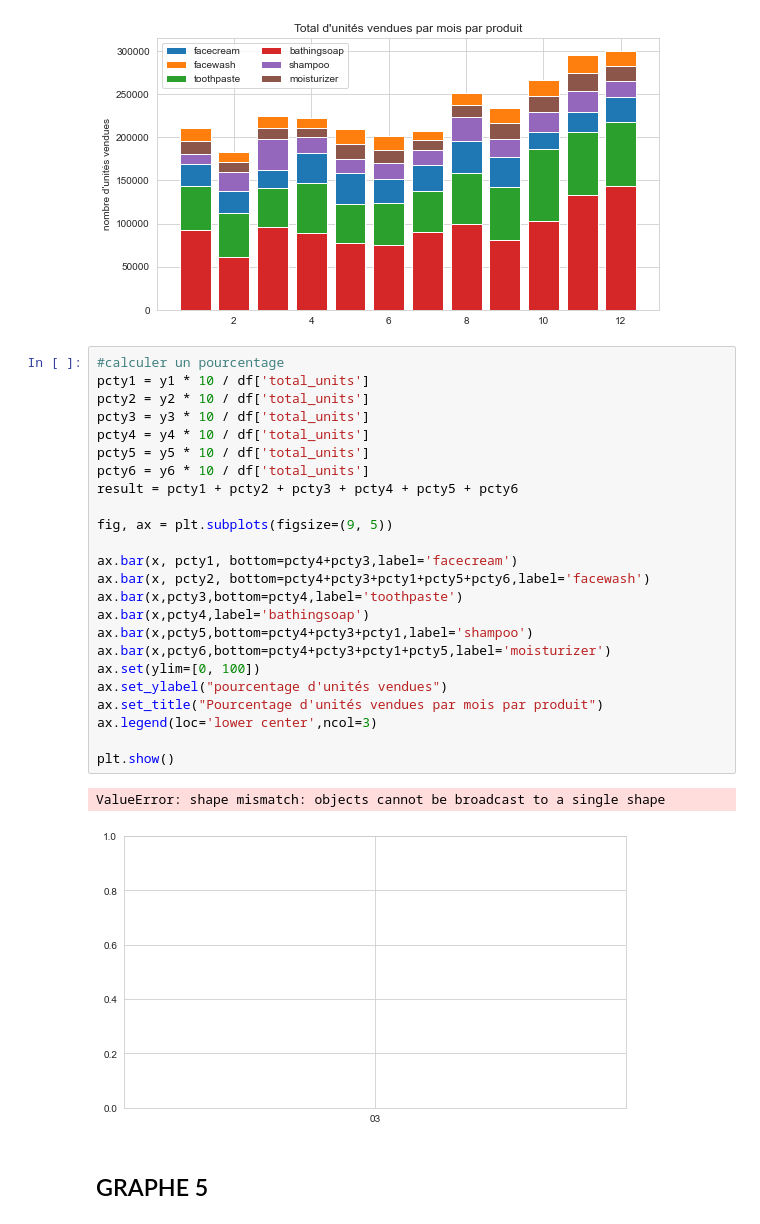
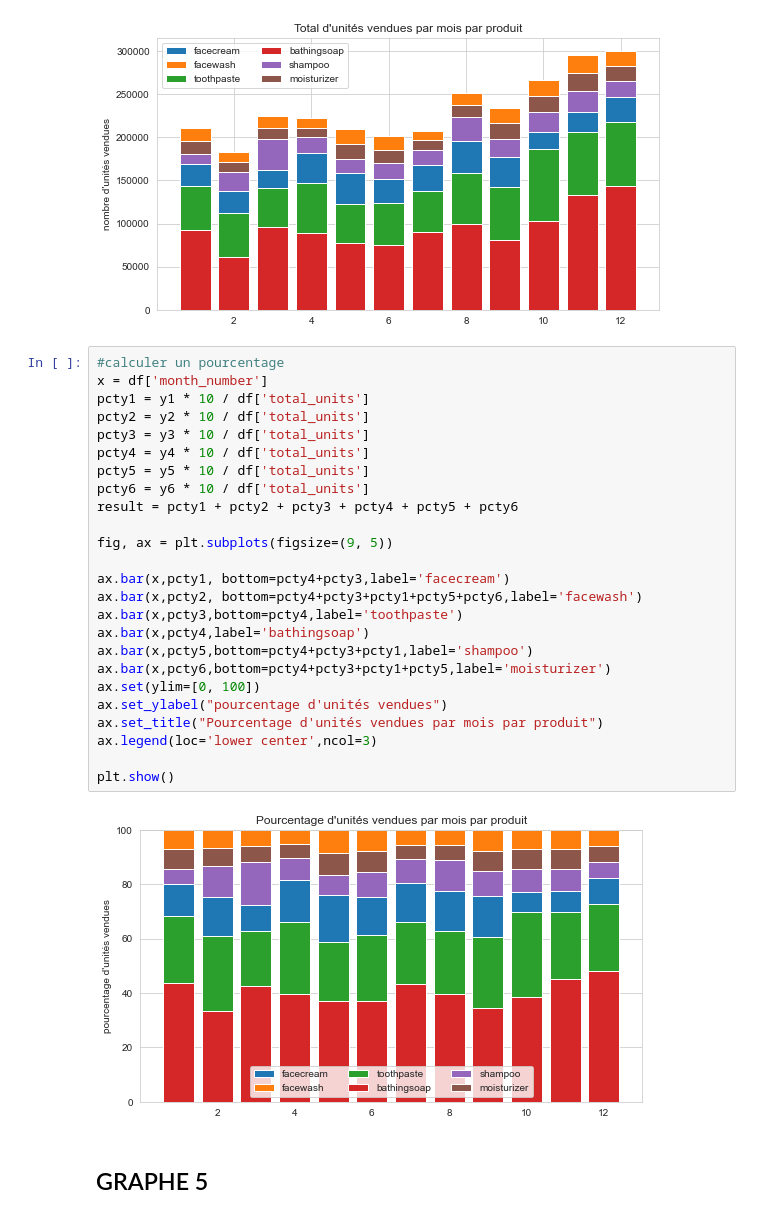
Before and after one commit to bigdduwa/THP-DATA_W2-D4, a Jupyter notebook: kata.ipynb, the cells around one changed output. Saved outputs shown, nothing was run; the diff lists cells and outputs as text.

Commit message:
updated graph that was glitching

```diff
--- a/kata.ipynb
+++ b/kata.ipynb
@@ -224,31 +224,31 @@ plt.show()
 [figure]
 # %%
 #calculer un pourcentage
+x = df['month_number']
 pcty1 = y1 * 10 / df['total_units']
 pcty2 = y2 * 10 / df['total_units']
 pcty3 = y3 * 10 / df['total_units']
 pcty4 = y4 * 10 / df['total_units']
 pcty5 = y5 * 10 / df['total_units']
 pcty6 = y6 * 10 / df['total_units']
 result = pcty1 + pcty2 + pcty3 + pcty4 + pcty5 + pcty6
 
 fig, ax = plt.subplots(figsize=(9, 5))
 
-ax.bar(x, pcty1, bottom=pcty4+pcty3,label='facecream')
-ax.bar(x, pcty2, bottom=pcty4+pcty3+pcty1+pcty5+pcty6,label='facewash')
+ax.bar(x,pcty1, bottom=pcty4+pcty3,label='facecream')
+ax.bar(x,pcty2, bottom=pcty4+pcty3+pcty1+pcty5+pcty6,label='facewash')
 ax.bar(x,pcty3,bottom=pcty4,label='toothpaste')
 ax.bar(x,pcty4,label='bathingsoap')
 ax.bar(x,pcty5,bottom=pcty4+pcty3+pcty1,label='shampoo')
 ax.bar(x,pcty6,bottom=pcty4+pcty3+pcty1+pcty5,label='moisturizer')
 ax.set(ylim=[0, 100])
 ax.set_ylabel("pourcentage d'unités vendues")
 ax.set_title("Pourcentage d'unités vendues par mois par produit")
 ax.legend(loc='lower center',ncol=3)
 
 plt.show()
 # %% [output]
-ValueError: shape mismatch: objects cannot be broadcast to a single shape
-[figure, old version]
+[figure, new version]
 # %% [markdown]
 ## GRAPHE 5
 # %% [markdown]
```
